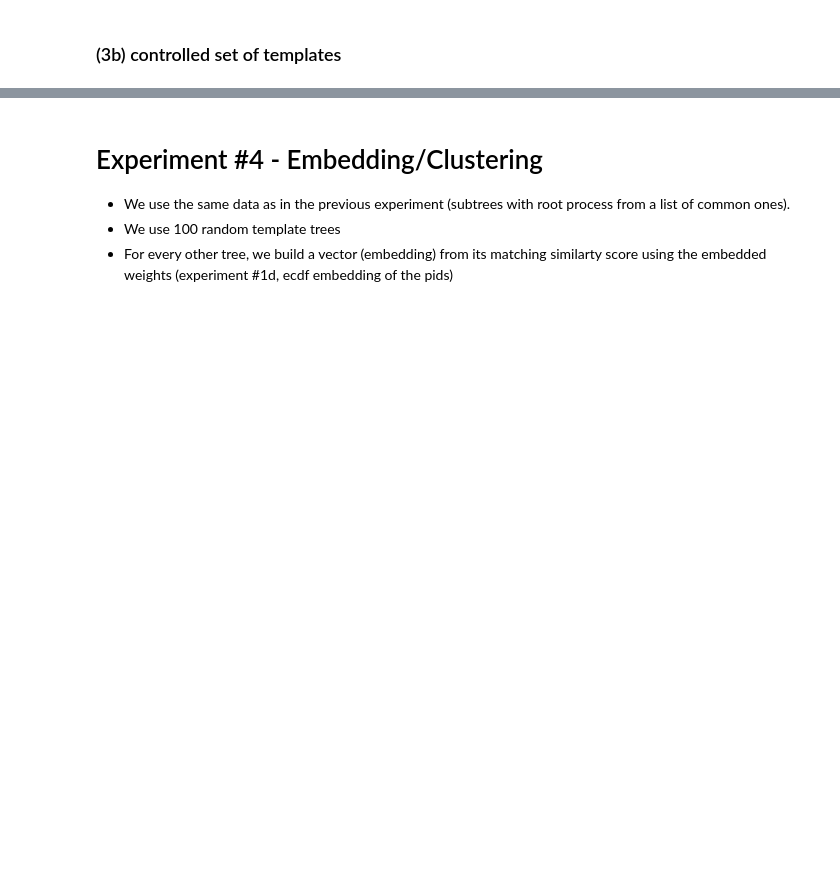
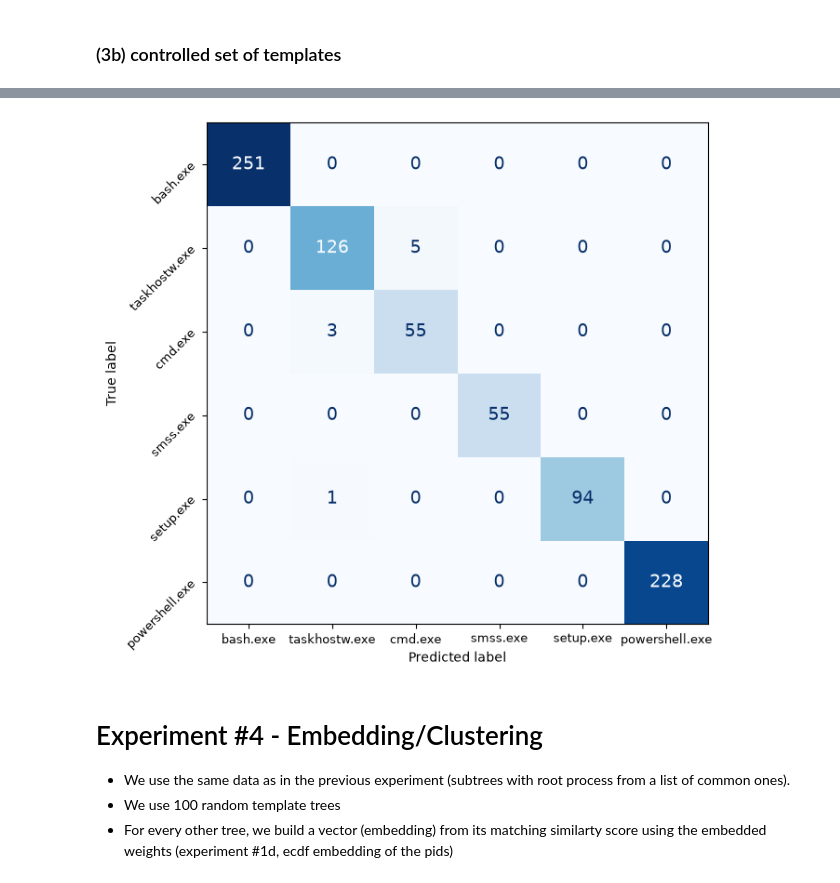
Before and after one commit to ftheberge/Matching_Experiments, a Jupyter notebook: ACME4/ACME4_process_trees_experiments.ipynb, the cells around one changed output, grey strips where cells are left out. Saved outputs shown, nothing was run; the diff lists cells and outputs as text; code cells hidden in the pictures; blank space fills up the shorter version.

```diff
--- a/ACME4/ACME4_process_trees_experiments.ipynb
+++ b/ACME4/ACME4_process_trees_experiments.ipynb
@@ -583,3 +565,55 @@ plt.show()
+# %%
+## example of a confusion matrix
+n_templates = 25
+min_occ = 1
+
+## parameters
+P = np.array(_df.process)
+def generate_bool_vector(n_true, n_false):
+  vector = [True] * n_true + [False] * n_false
+  random.shuffle(vector)
+  return np.array(vector)
+label_map = {v:k for k,v in enumerate(common_proc)}
+
+## pick templates
+mo = -1
+while mo < min_occ: ## force at least this number for each class
+    is_template = generate_bool_vector(n_templates, _df.shape[0]-n_templates)
+    _c = Counter(P[is_template] )
+    ctr = {k: _c[k] for k in common_proc}
+    mo = min(ctr.values())
+## score each pair "template-nontemplate'
+templates = np.where(is_template==True)[0].tolist()
+others = np.where(is_template==False)[0].tolist()
+Score = np.zeros(shape=(len(templates), len(others)))
+for i in range(len(templates)):
+    for j in range(len(others)):
+        paths, score = fast.predict_encoded(enc[templates[i]], enc[others[j]])
+        Score[i,j] = score
+
+## train RF
+X = Score.T.tolist()
+y = [P[i] for i in others]
+X_train, X_test, y_train, y_test = train_test_split(X, y, test_size=0.5, random_state=123)
+rf = RandomForestClassifier(n_jobs=16, random_state=123)
+rf.fit(X_train, y_train);
+
+## apply to test set
+y_pred = rf.predict(X_test)
+
+## plot
+cm = confusion_matrix(y_test,y_pred)
+fig,ax = plt.subplots(figsize=(7,7))
+plt.rcParams.update({'font.size': 14}) # Change to your desired size
+disp = ConfusionMatrixDisplay(confusion_matrix=cm,
+                              display_labels=list(label_map.keys())
+                             )
+disp.plot(colorbar=False, cmap='Blues', ax=ax)
+plt.xticks(fontsize=9)
+plt.yticks(rotation=45, fontsize=9)
+plt.show()
+# %% [output]
+[figure, added]
 # %% [markdown]
 # Experiment #4 - Embedding/Clustering
 
```
Also changed, not shown: parts of 24 cells of this notebook, 2 other files.
